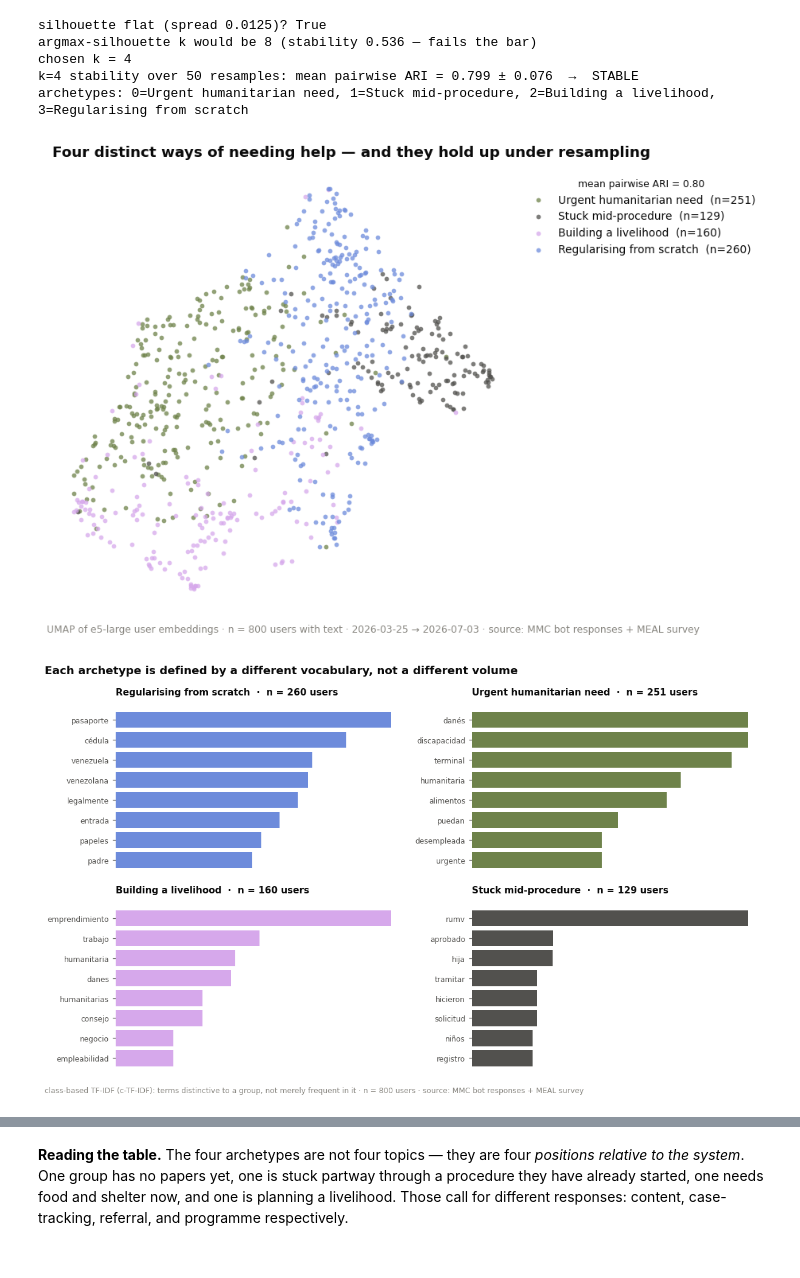
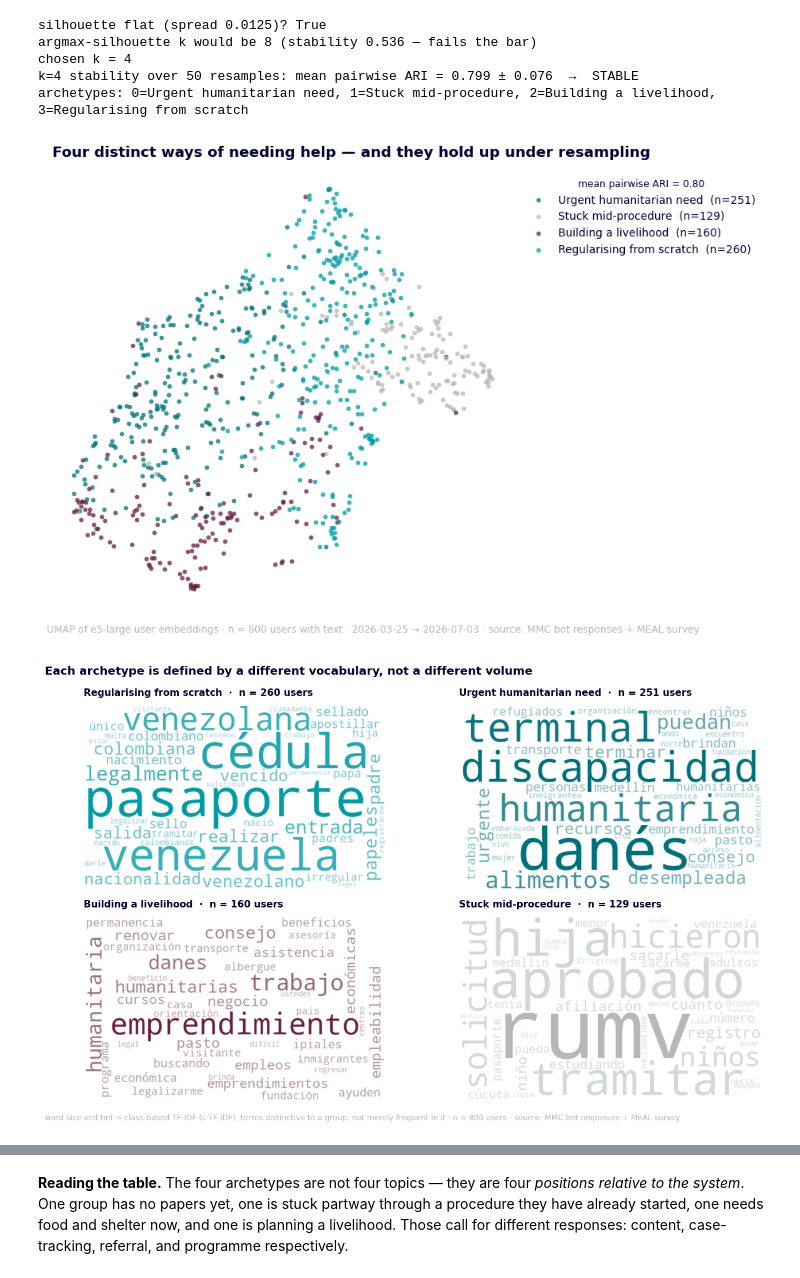
Before and after one commit to DiversaStudio/chatbot_methodology_mmc, a Jupyter notebook: notebooks/03_text_insights_nlp.ipynb, the cells around one changed output, grey strips where cells are left out. Drawn from its saved outputs; the diff is of its cells as text; code cells hidden in the pictures.

```diff
--- a/notebooks/03_text_insights_nlp.ipynb
+++ b/notebooks/03_text_insights_nlp.ipynb
@@ -114,11 +114,7 @@ lab = pd.Series(labels, index=docs["user_id"].values, name="archetype")
 terms = clusters.ctfidf_terms(docs["doc"].tolist(), labels, top_n=12)
 taxonomy.assert_archetype_mapping(terms)   # fails loudly if ids drift
 NAMES = {c: taxonomy.ARCHETYPE_NAMES[c]["name"] for c in sorted(terms)}
-# Colours are assigned by adjacency on the map, not by cluster order: the default cycle
-# pairs two blues and two olives, and clusters 1 and 3 (which overlap on the right of the
-# projection) must contrast most. Blue / charcoal / green / purple separates all four
-# (MADERA reads as olive next to ARBOL and the two become indistinguishable in a legend).
-ACOLOR = {0: theme.ARBOL, 1: theme.INK2, 2: theme.AMEBA, 3: theme.PRIMARY}
+ACOLOR = {0: theme.ARBOL, 1: theme.MUTED, 2: theme.AMEBA, 3: theme.PRIMARY}
 print("archetypes:", ", ".join(f"{c}={NAMES[c]}" for c in sorted(NAMES)))
 # %% [output]
 silhouette flat (spread 0.0125)? True
@@ -145,25 +141,32 @@ fig.text(0.01, -0.02, f"UMAP of e5-large user embeddings · n = {len(docs):,} us
                       f"{WINDOW} · {SRC}", fontsize=8, color=theme.MUTED)
 plt.tight_layout(); plt.show()
 # %% [output]
-[figure, old version]
+[figure, new version]
 # %%
 # --- Figure 2: what makes each archetype distinctive ---
+# Word size and tint both carry the same c-TF-IDF weight, so colour is redundant
+# with size rather than a second variable. Raw frequency is deliberately NOT used:
+# it would render the same corpus-wide vocabulary in all four clouds, and it would
+# bypass the distinct-user floor in ctfidf_terms that keeps personal names out of
+# a rendered term list.
+cloud_terms = clusters.ctfidf_terms(docs["doc"].tolist(), labels, top_n=40)
+_all_terms = sorted({t for s in cloud_terms.values() for t in s.index})
+assert qa.pii_scan(pd.DataFrame({"term": _all_terms})) == [], "PII in a rendered term"
+
 order = sorted(terms, key=lambda c: -int((labels == c).sum()))
-fig, axes = plt.subplots(2, 2, figsize=(11, 6.4))
+fig, axes = plt.subplots(2, 2, figsize=(11.2, 6.6))
 for ax, c in zip(axes.ravel(), order):
-    s = terms[c].head(8)[::-1]
-    ax.barh(s.index, s.values, color=ACOLOR[c])
+    ax.imshow(theme.wordcloud_image(cloud_terms[c], ACOLOR[c]), interpolation="bilinear")
     ax.set_title(f"{NAMES[c]}  ·  n = {int((labels==c).sum())} users", fontsize=10)
-    ax.set_xticks([]); ax.tick_params(labelsize=8)
-    for sp in ax.spines.values():
-        sp.set_visible(False)
+    ax.axis("off")
 fig.suptitle("Each archetype is defined by a different vocabulary, not a different volume",
              x=0.01, ha="left", fontsize=12, weight="semibold")
-fig.text(0.01, -0.02, "class-based TF-IDF (c-TF-IDF): terms distinctive to a group, not merely "
-                      f"frequent in it · n = {len(docs):,} users · {SRC}", fontsize=8, color=theme.MUTED)
+fig.text(0.01, -0.02, "word size and tint = class-based TF-IDF (c-TF-IDF): terms distinctive to a "
+                      f"group, not merely frequent in it · n = {len(docs):,} users · {SRC}",
+         fontsize=8, color=theme.MUTED)
 plt.tight_layout(); plt.show()
 # %% [output]
-[figure, old version]
+[figure, new version]
 # %%
 # --- Archetype table: size, profile, and one verbatim voice each ---
 prof = clusters.archetype_profiles(lab, SD.responses, SD.messages)
```
Also changed, not shown: parts of 10 cells of this notebook, 3 other files.
